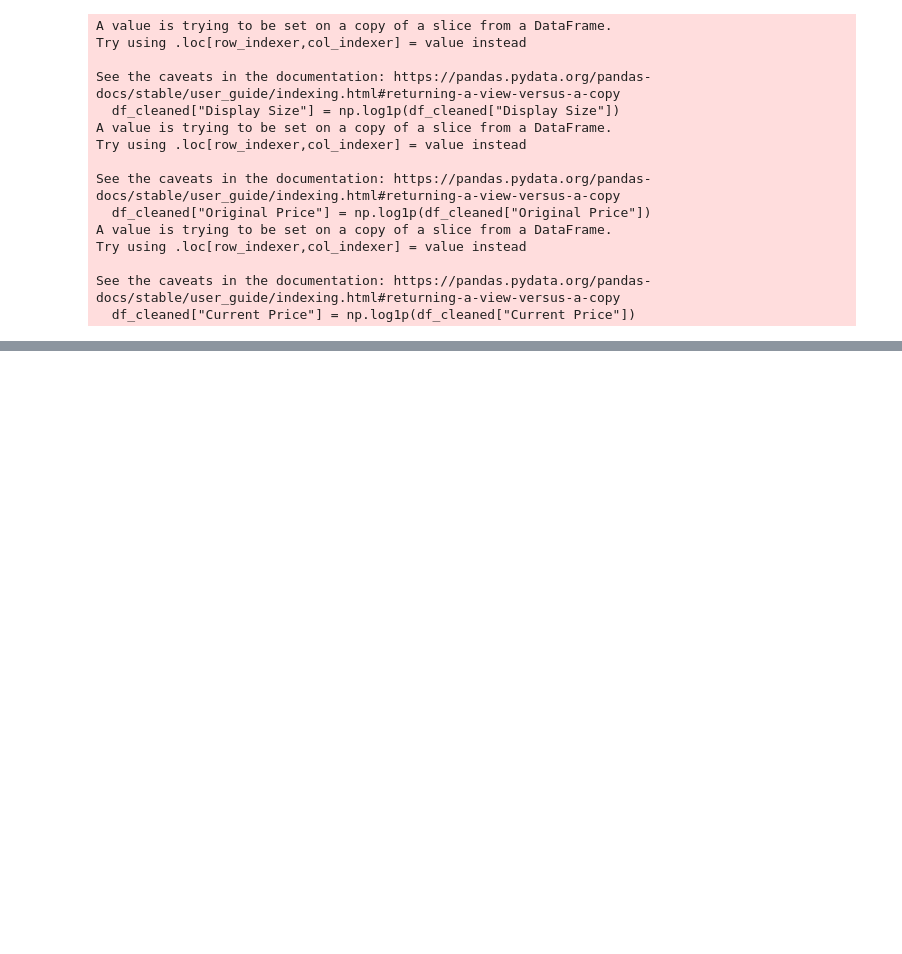
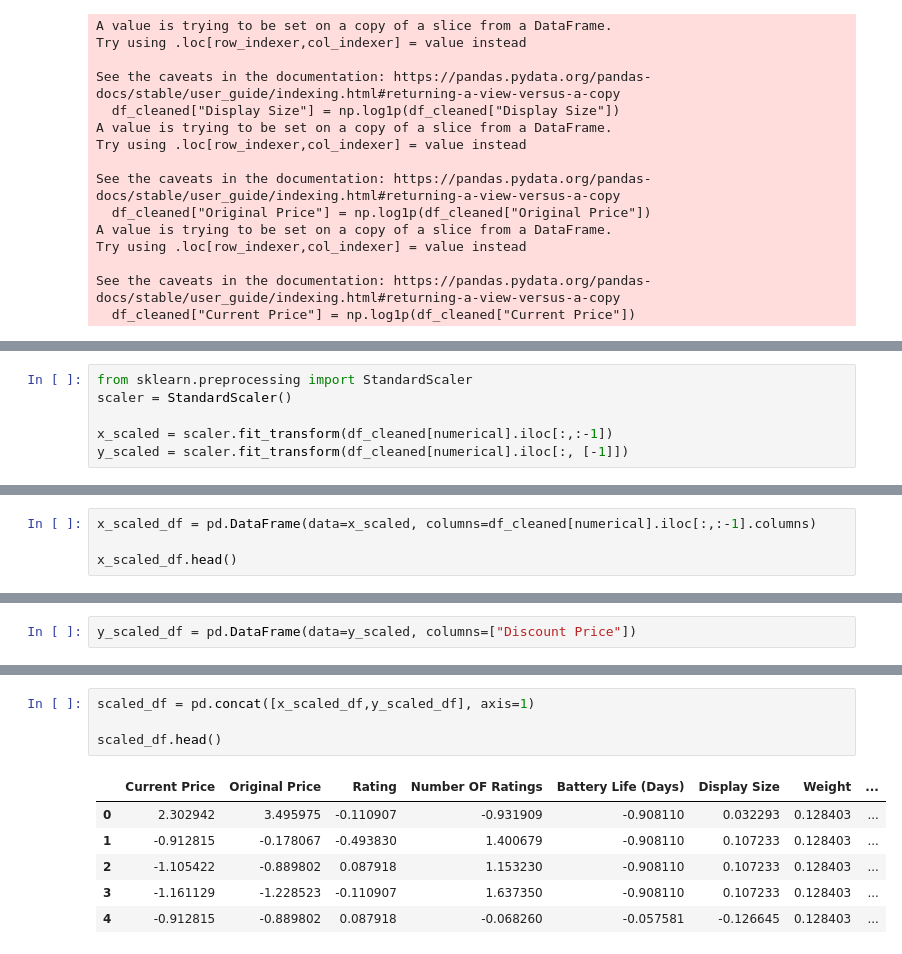
Before and after one commit to Git-of-Abdullah/smartwatch, a Jupyter notebook: Data_cleaning.ipynb, the cells around one changed output, grey strips where cells are left out. Saved outputs shown, nothing was run; the diff lists cells and outputs as text; blank space fills up the shorter version.

```diff
--- a/Data_cleaning.ipynb
+++ b/Data_cleaning.ipynb
@@ -843,0 +917,6 @@ dtype: float64
+# %%
+from sklearn.preprocessing import StandardScaler
+scaler = StandardScaler()
+
+x_scaled = scaler.fit_transform(df_cleaned[numerical].iloc[:,:-1])
+y_scaled = scaler.fit_transform(df_cleaned[numerical].iloc[:, [-1]])
@@ -843,0 +959,4 @@ dtype: float64
+# %%
+x_scaled_df = pd.DataFrame(data=x_scaled, columns=df_cleaned[numerical].iloc[:,:-1].columns)
+
+x_scaled_df.head()
@@ -843,0 +970,2 @@ dtype: float64
+# %%
+y_scaled_df = pd.DataFrame(data=y_scaled, columns=["Discount Price"])
@@ -843,0 +984,11 @@ dtype: float64
+# %%
+scaled_df = pd.concat([x_scaled_df,y_scaled_df], axis=1)
+
+scaled_df.head()
+# %% [output]
+|  | Current Price | Original Price | Rating | Number OF Ratings | Battery Life (Days) | Display Size | Weight | ... |
+| 0 | 2.302942 | 3.495975 | -0.110907 | -0.931909 | -0.908110 | 0.032293 | 0.128403 | ... |
+| 1 | -0.912815 | -0.178067 | -0.493830 | 1.400679 | -0.908110 | 0.107233 | 0.128403 | ... |
+| 2 | -1.105422 | -0.889802 | 0.087918 | 1.153230 | -0.908110 | 0.107233 | 0.128403 | ... |
+| 3 | -1.161129 | -1.228523 | -0.110907 | 1.637350 | -0.908110 | 0.107233 | 0.128403 | ... |
+| 4 | -0.912815 | -0.889802 | 0.087918 | -0.068260 | -0.057581 | -0.126645 | 0.128403 | ... |
```
Also changed, not shown: parts of 25 cells of this notebook, 1 other file.
